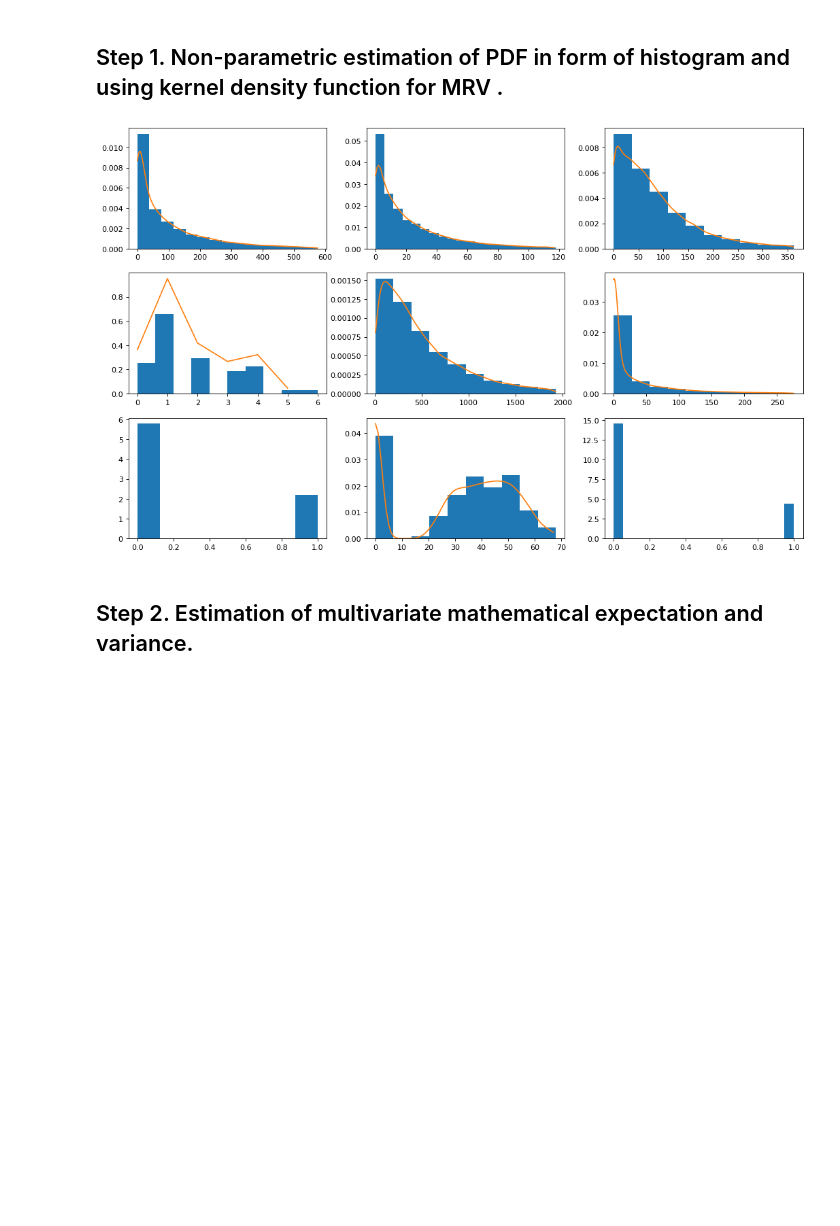
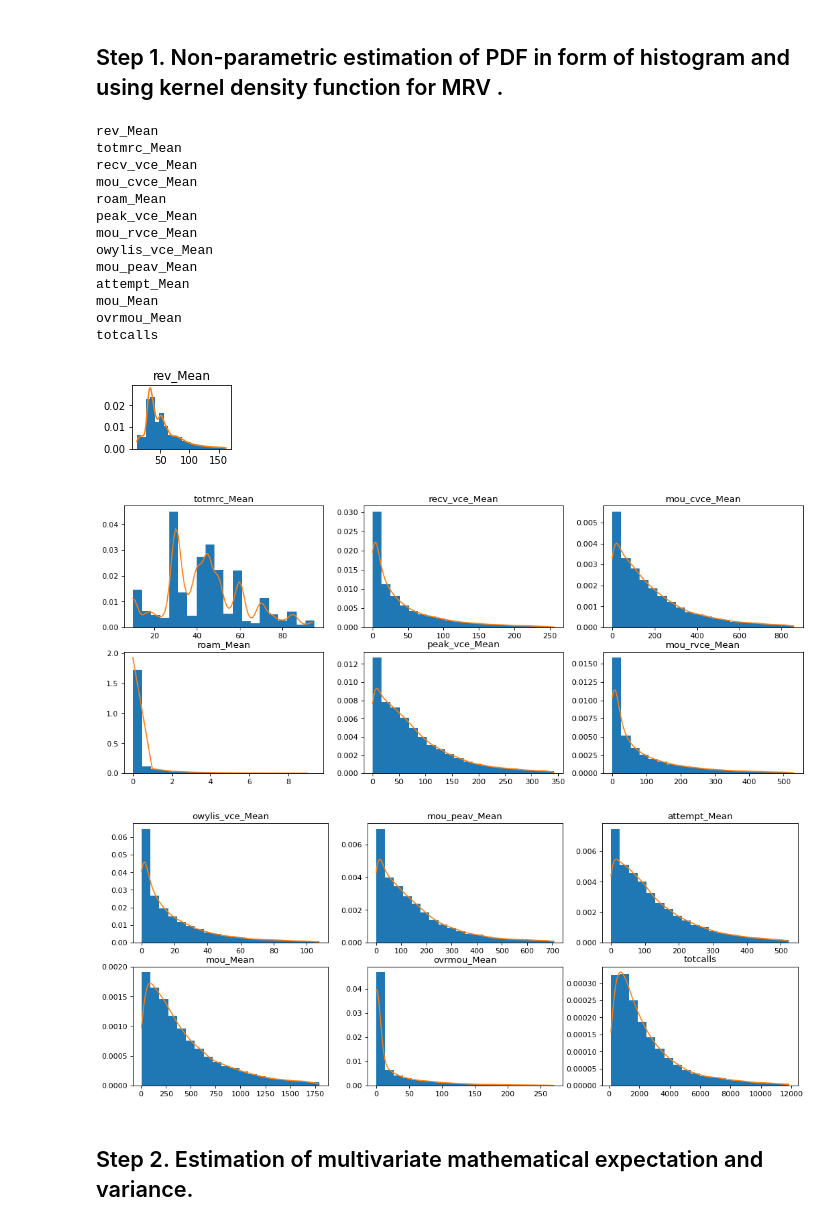
Before and after one commit to zuevmaxim/m-m2021, a Jupyter notebook: lab2.ipynb, the cells around one changed output. Drawn from its saved outputs; the diff is of its cells as text; code cells hidden in the pictures; blank space fills up the shorter version.

```diff
--- a/lab2.ipynb
+++ b/lab2.ipynb
@@ -7,6 +7,6 @@ from sklearn import preprocessing
 
 pd.options.display.float_format = '{:f}'.format
 # %%
-full_df = pd.read_csv('cell2celltrain.csv')
+full_df = pd.read_csv('telecom_customer.csv')
 full_df
 # %% [output]
@@ -147,0 +150,15 @@ predict_features = ['ReceivedCalls', 'OutboundCalls', 'PeakCallsInOut', 'CallWai
+# %%
+target_feature = 'rev_Mean'
+predict_features_all = ['totmrc_Mean', 'plcd_vce_Mean', 'recv_vce_Mean', 'comp_vce_Mean', 'mou_cvce_Mean',
+                    'mou_rvce_Mean', 'owylis_vce_Mean', 'mouowylisv_Mean', 'peak_vce_Mean',
+                    'mou_peav_Mean', 'attempt_Mean','complete_Mean',
+                    'phones', 'models', 'datovr_Mean', 'months',
+                    'mou_Mean', 'ovrmou_Mean', 'totcalls']
+
+
+predict_features = ['totmrc_Mean', 'recv_vce_Mean', 'mou_cvce_Mean',
+                    'mou_rvce_Mean', 'owylis_vce_Mean',
+                    'mou_peav_Mean', 'attempt_Mean', 'mou_Mean', 'ovrmou_Mean', 'totcalls']
+plt.figure(figsize = (15,10))
+predict_features = ['totmrc_Mean', 'ovrmou_Mean', 'roam_Mean', 'drop_vce_Mean']
+sns.heatmap(np.abs(df[[target_feature] + predict_features].corr()))
@@ -150,30 +183,45 @@ predict_features = ['ReceivedCalls', 'OutboundCalls', 'PeakCallsInOut', 'CallWai
 # %%
 from scipy.stats import gaussian_kde, trimboth
 
-def plot(feature, bins, index):
-    plt.subplot(index)
+def plot(feature, index, bins=20):
+    print(feature)
+    ax = plt.subplot(index)
     data = df[feature].dropna()
     d = data.to_numpy()
     d = trimboth(d, 0.025)
-    plt.hist(d, bins=bins, density=True)
+    ax.hist(d, bins=bins, density=True)
 
     kde = gaussian_kde(d)
     tiks = np.arange(d.min(), d.max(), 1)
-    plt.plot(tiks, kde(tiks) )
-    plt.title = feature
+    ax.plot(tiks, kde(tiks))
+    ax.set_title(feature)
+
+plot('rev_Mean', 331)
 
 plt.figure(figsize=(16, 10), dpi=80)
-plot('ReceivedCalls', 15, 331)
-plot('OutboundCalls', 20, 332)
-plot('PeakCallsInOut', 10, 333)
-plot('CreditRating', 10, 334)
-plot('MonthlyMinutes', 10, 335)
-plot('OverageMinutes', 10, 336)
-plot('Churn', 8, 337)
-plot('AgeHH1', 10, 338)
-plot('ChildrenInHH', 19, 339)
+for i, predict_feature in enumerate(predict_features[:6]):
+    plot(predict_feature, 331 + i)
+
+plt.figure(figsize=(16, 10), dpi=80)
+for i, predict_feature in enumerate(predict_features[6:]):
+    plot(predict_feature, 331 + i)
 # %% [output]
+rev_Mean
+totmrc_Mean
+recv_vce_Mean
+mou_cvce_Mean
+roam_Mean
+peak_vce_Mean
+mou_rvce_Mean
+owylis_vce_Mean
+mou_peav_Mean
+attempt_Mean
+mou_Mean
+ovrmou_Mean
+totcalls
-[figure, old version]
+[figure, new version]
+[figure, added]
+[figure, added]
 # %% [markdown]
 ## Step 2. Estimation of multivariate mathematical expectation and variance.
 # %%
```
Also changed, not shown: parts of 49 cells of this notebook.
